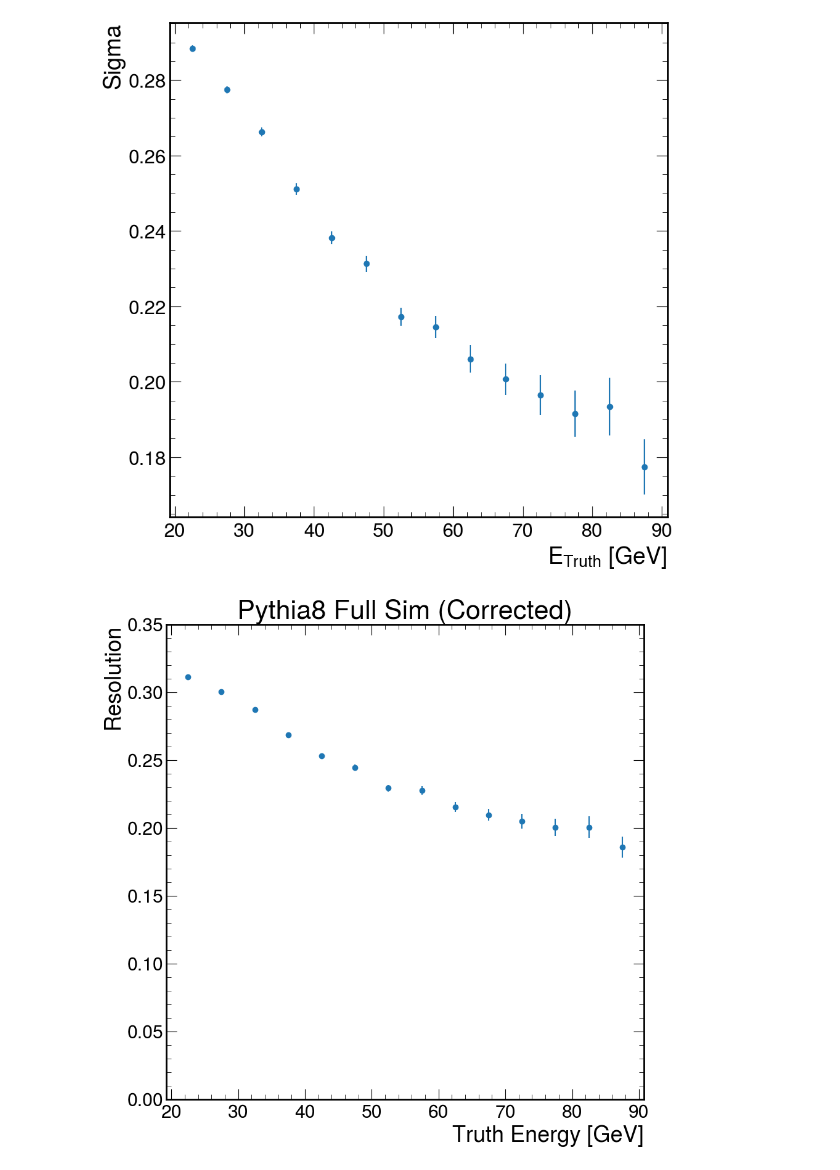
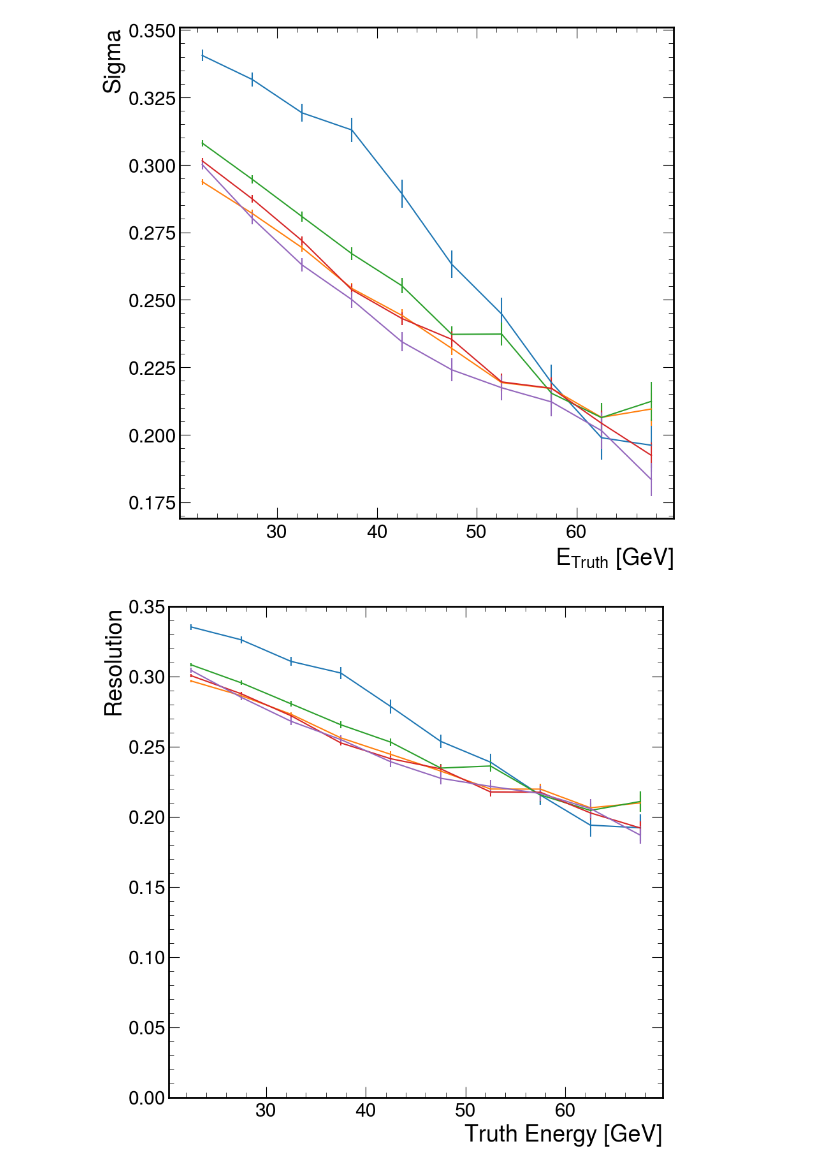
Before and after one commit to SeanBP/STAR-Forward-Analysis, a Jupyter notebook: ApplyCorrection-2D.ipynb, the cells around one changed output. Saved outputs shown, nothing was run; the diff lists cells and outputs as text; code cells hidden in the pictures.

```diff
--- a/ApplyCorrection-2D.ipynb
+++ b/ApplyCorrection-2D.ipynb
@@ -23,7 +23,7 @@ plt.rcParams['savefig.facecolor']='white'
 plt.rcParams['savefig.bbox']='tight'
 # %%
 lowerRange = 20
-upperRange = 90
+upperRange = 70
 width = 5
 generator = "P8H"
 scale = "P8H"
@@ -33,3 +33,4 @@ with open('JetDFs/{}Gen.pickle'.format(generator), 'rb') as handle:
     gen_dict_test = pickle.load(handle)
 with open('Scale2D_{}.pickle'.format(scale), 'rb') as f:
     EtaSlice, AvgEReco, AvgERecoErr, AvgR, AvgRErr = pickle.load(f)
+EtaWidth = np.array(list(set(EtaSlice)))[1] - np.array(list(set(EtaSlice)))[0]
@@ -45,19 +44,3 @@ def custom_spline(x):
         return np.array(AvgR)[mask][-1]
     else:
         return np.array(AvgR)[mask][0]
-
-splines = {}
-
-for i in set(EtaSlice):
-    mask = (np.array(EtaSlice) == i)
-    spl = UnivariateSpline(np.array(AvgEReco)[mask], np.array(AvgR)[mask], k=3, s=0.1)
-    splines[i] = custom_spline
-    xnew = np.linspace(0, 100, num=1001)
-    plt.plot(xnew,custom_spline(xnew))
-    plt.errorbar(np.array(AvgEReco)[mask],np.array(AvgR)[mask],xerr=np.array(AvgERecoErr)[mask],yerr=np.array(AvgRErr)[mask],fmt="o",label="Eta %2.2f - %2.2f"%(i-(EtaWidth/2), i + (EtaWidth/2)))
-
-plt.xlim(10,80)
-plt.ylabel(r"<$E_{Reco}$/$E_{Truth}$>")
-plt.xlabel(r"<$E_{Reco}$> [GeV]")
-plt.legend()
-print(len(splines))
@@ -110,0 +77,15 @@ JetRC = correctedReco/PairedGenEtest
+# %%
+correctedReco = []
+correctedGE = []
+JetRC = []
+for i in set(EtaSlice):
+    etaMask = (matchedJetEtatest > (i - (EtaWidth/2))) & (matchedJetEtatest < (i + (EtaWidth/2)))
+    maskedE = matchedJetEtest[etaMask]
+    correctedGE.append(matchedGjetEtest[etaMask])
+    mask = (np.array(EtaSlice) == i)
+    spl = UnivariateSpline(np.array(AvgEReco)[mask], np.array(AvgR)[mask], k=3, s=0.1)
+    xnew = np.linspace(0, 100, num=1001)
+    plt.plot(xnew,custom_spline(xnew))
+    plt.errorbar(np.array(AvgEReco)[mask],np.array(AvgR)[mask],xerr=np.array(AvgERecoErr)[mask],yerr=np.array(AvgRErr)[mask],fmt="o",label="Eta %2.2f - %2.2f"%(i-(EtaWidth/2), i + (EtaWidth/2)))
+    correctedReco.append(maskedE / custom_spline(np.array(maskedE)))
+    JetRC.append((maskedE / custom_spline(np.array(maskedE))) / matchedGjetEtest[etaMask])
@@ -281,27 +295,26 @@ for i in range(lowerRange,upperRange,width):
 # %%
 bin_centres = range(lowerRange,upperRange,width)
+for i in range(len(correctedGE)):
 
-plt.errorbar(np.array(bin_centres)+(width/2),Sigma,yerr=SigmaErr,fmt="o")
+    plt.errorbar(np.array(bin_centres)+(width/2),EtaSigma[i],yerr=EtaSigmaErr[i])
 
-plt.xlabel(r'$E_{Truth}$ [GeV]')
-plt.ylabel('Sigma')
+    plt.xlabel(r'$E_{Truth}$ [GeV]')
+    plt.ylabel('Sigma')
 
 #plt.ylim(0,0.3)
 with open('Sigma_{}_C{}_2D.pickle'.format(generator,scale), 'wb') as f:
-    pickle.dump((np.array(bin_centres)+(width/2), Sigma, SigmaErr), f)
+    pickle.dump((np.array(set(EtaSlice)), np.array(bin_centres)+(width/2), EtaSigma, EtaSigmaErr), f)
 # %% [output]
-[figure, old version]
+[figure, new version]
 # %%
-bin_centres = range(lowerRange,upperRange,width)
-
-plt.errorbar(np.array(bin_centres)+(width/2),Res,yerr=ResErr,fmt="o")
-plt.title("Pythia8 Full Sim (Corrected)")
-plt.xlabel('Truth Energy [GeV]')
-plt.ylabel('Resolution')
-plt.ylim(0,0.35)
+for i in range(len(correctedGE)):
+    plt.errorbar(np.array(bin_centres)+(width/2),EtaRes[i],yerr=EtaResErr[i])
+    plt.xlabel('Truth Energy [GeV]')
+    plt.ylabel('Resolution')
+    plt.ylim(0,0.35)
 with open('Res_{}_C{}_2D.pickle'.format(generator,scale), 'wb') as f:
-    pickle.dump((np.array(bin_centres)+(width/2), Res, ResErr), f)
+    pickle.dump((np.array(set(EtaSlice)), np.array(bin_centres)+(width/2), EtaRes, EtaResErr), f)
 # %% [output]
-[figure, old version]
+[figure, new version]
 # %%
 
```
Also changed, not shown: parts of 19 cells of this notebook, 1 other file.
